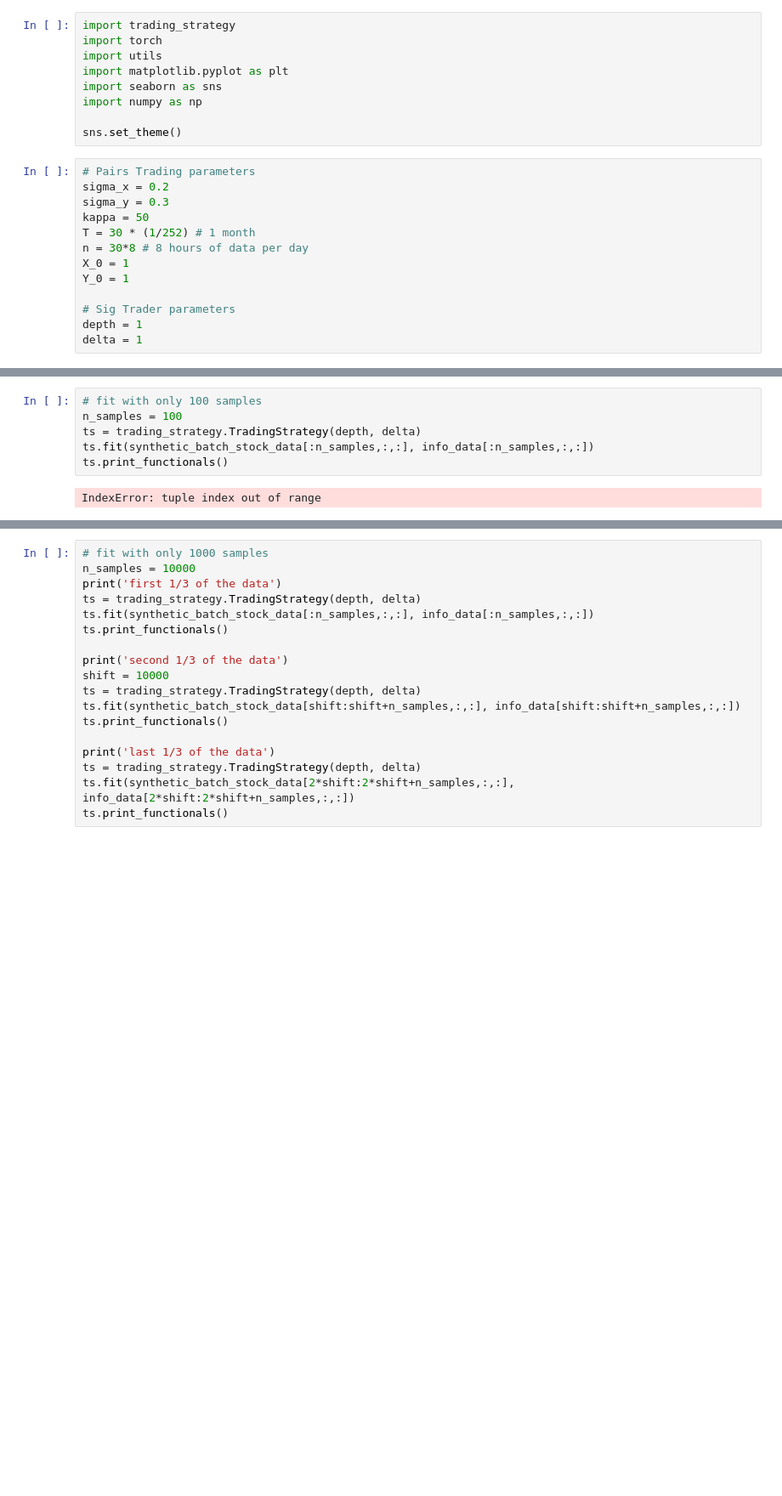
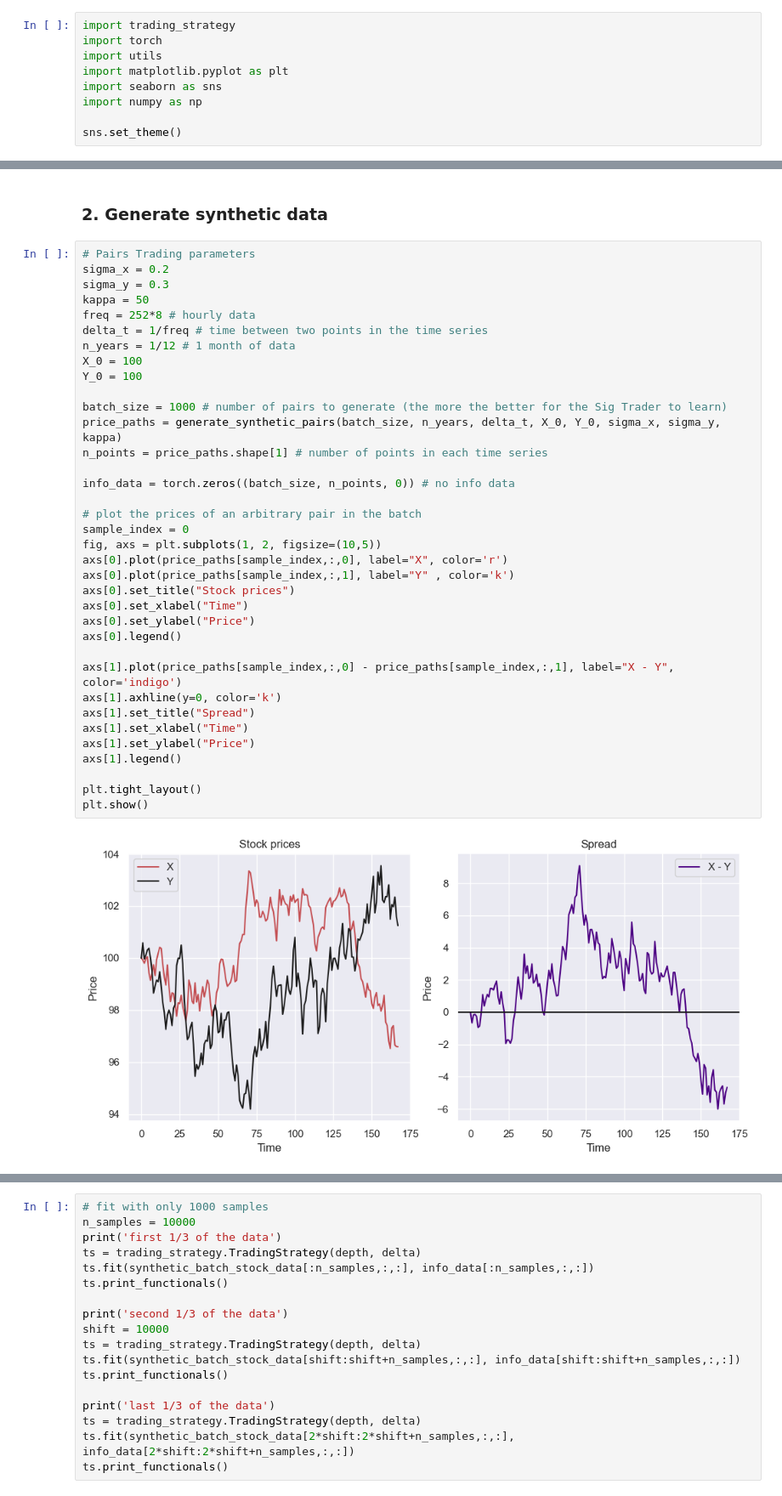
Before and after one commit to gaetanX21/SigTrading, a Jupyter notebook: src/pairs_trading_clean.ipynb, the cells around one changed output, grey strips where cells are left out. Shown at 85% size. Cells and saved outputs as stored; diff of their text form; blank space fills up the shorter version.

```diff
--- a/src/pairs_trading_clean.ipynb
+++ b/src/pairs_trading_clean.ipynb
@@ -9,16 +28,3 @@ import seaborn as sns
 import numpy as np
 
 sns.set_theme()
-# %%
-# Pairs Trading parameters
-sigma_x = 0.2
-sigma_y = 0.3
-kappa = 50
-T = 30 * (1/252) # 1 month
-n = 30*8 # 8 hours of data per day
-X_0 = 1
-Y_0 = 1
-
-# Sig Trader parameters
-depth = 1
-delta = 1
@@ -70,8 +64,40 @@ plt.show()
-# %%
-# fit with only 100 samples
-n_samples = 100
-ts = trading_strategy.TradingStrategy(depth, delta)
-ts.fit(synthetic_batch_stock_data[:n_samples,:,:], info_data[:n_samples,:,:])
-ts.print_functionals()
-# %% [output]
-IndexError: tuple index out of range
+# %% [markdown]
+### 2. Generate synthetic data
+# %%
+# Pairs Trading parameters
+sigma_x = 0.2
+sigma_y = 0.3
+kappa = 50
+freq = 252*8 # hourly data
+delta_t = 1/freq # time between two points in the time series
+n_years = 1/12 # 1 month of data
+X_0 = 100
+Y_0 = 100
+
+batch_size = 1000 # number of pairs to generate (the more the better for the Sig Trader to learn)
+price_paths = generate_synthetic_pairs(batch_size, n_years, delta_t, X_0, Y_0, sigma_x, sigma_y, kappa)
+n_points = price_paths.shape[1] # number of points in each time series
+
+info_data = torch.zeros((batch_size, n_points, 0)) # no info data
+
+# plot the prices of an arbitrary pair in the batch
+sample_index = 0
+fig, axs = plt.subplots(1, 2, figsize=(10,5))
+axs[0].plot(price_paths[sample_index,:,0], label="X", color='r')
+axs[0].plot(price_paths[sample_index,:,1], label="Y" , color='k')
+axs[0].set_title("Stock prices")
+axs[0].set_xlabel("Time")
+axs[0].set_ylabel("Price")
+axs[0].legend()
+
+axs[1].plot(price_paths[sample_index,:,0] - price_paths[sample_index,:,1], label="X - Y", color='indigo')
+axs[1].axhline(y=0, color='k')
+axs[1].set_title("Spread")
+axs[1].set_xlabel("Time")
+axs[1].set_ylabel("Price")
+axs[1].legend()
+
+plt.tight_layout()
+plt.show()
+# %% [output]
+[figure, added]
```
Also changed, not shown: parts of 9 cells of this notebook, 2 other files.
